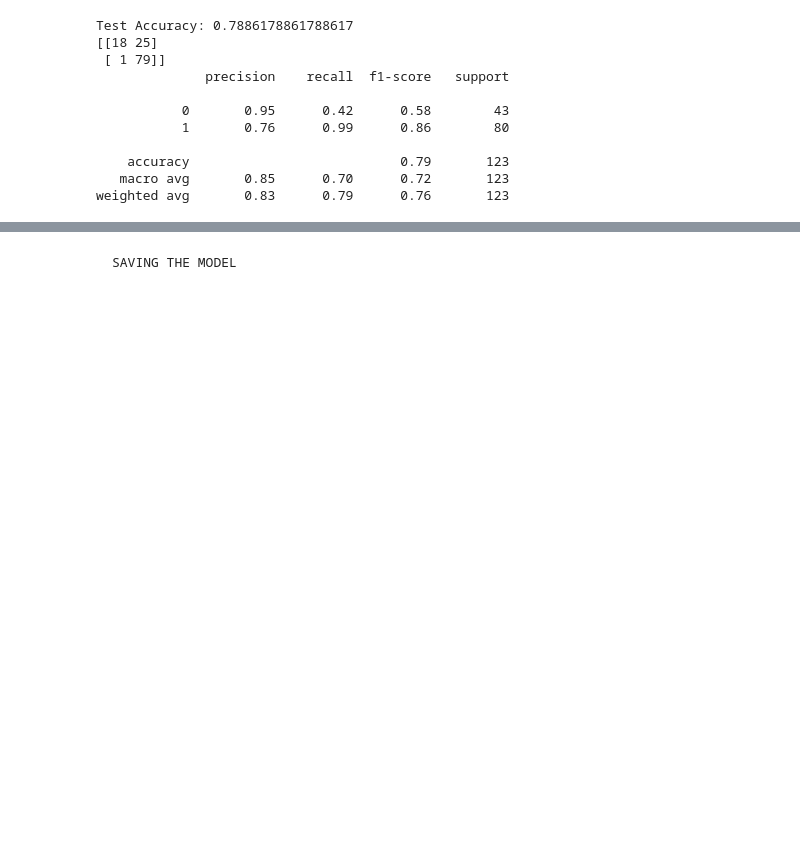
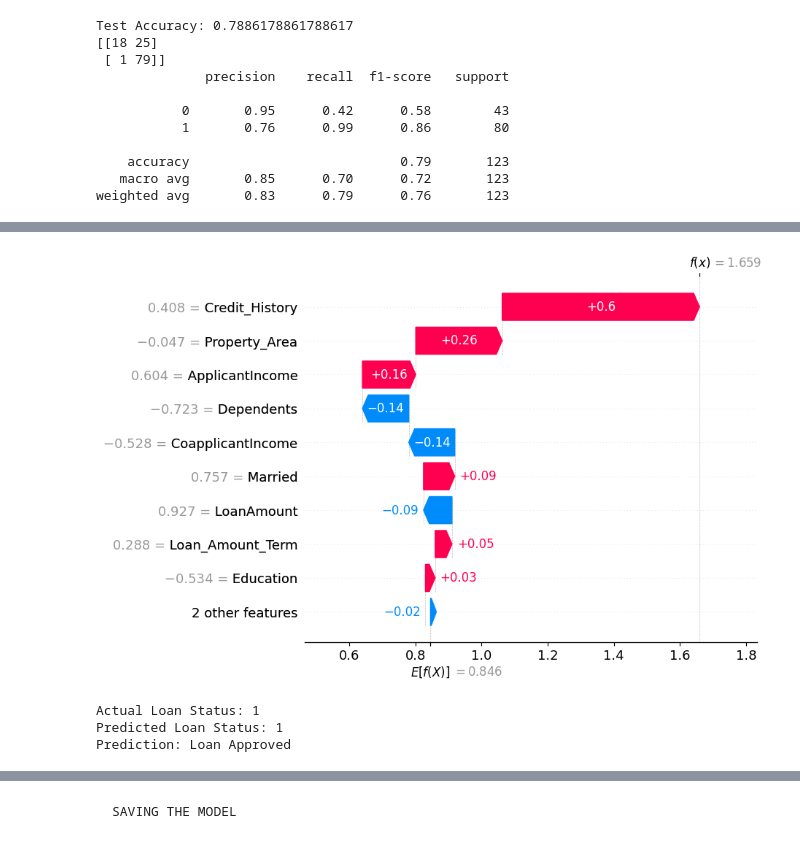
Before and after one commit to lovekaushikk52/loan-approval-prediction, a Jupyter notebook: notebook/Loan_Approval.ipynb, the cells around one changed output, grey strips where cells are left out. Drawn from its saved outputs; the diff is of its cells as text; code cells hidden in the pictures; blank space fills up the shorter version.

```diff
--- a/notebook/Loan_Approval.ipynb
+++ b/notebook/Loan_Approval.ipynb
@@ -587,0 +853,33 @@ weighted avg       0.83      0.79      0.76       123
+# %%
+import pandas as pd
+
+# Convert x_test into a DataFrame with feature names
+x_test_df = pd.DataFrame(
+    x_test,
+    columns=feature_names
+)
+
+# Generate SHAP values again using the DataFrame
+shap_values_df = explainer(x_test_df)
+
+# Individual applicant explanation
+shap.plots.waterfall(
+    shap_values_df[0]
+)
+# %% [output]
+[figure, added]
+# %%
+actual_value = y_test.iloc[0] #first position
+predicted_value = y_pred_xgb[0]
+
+print("Actual Loan Status:", actual_value)
+print("Predicted Loan Status:", predicted_value)
+
+if predicted_value == 1:
+    print("Prediction: Loan Approved")
+else:
+    print("Prediction: Loan Rejected")
+# %% [output]
+Actual Loan Status: 1
+Predicted Loan Status: 1
+Prediction: Loan Approved
```
Also changed, not shown: parts of 25 cells of this notebook, 4 other files.
